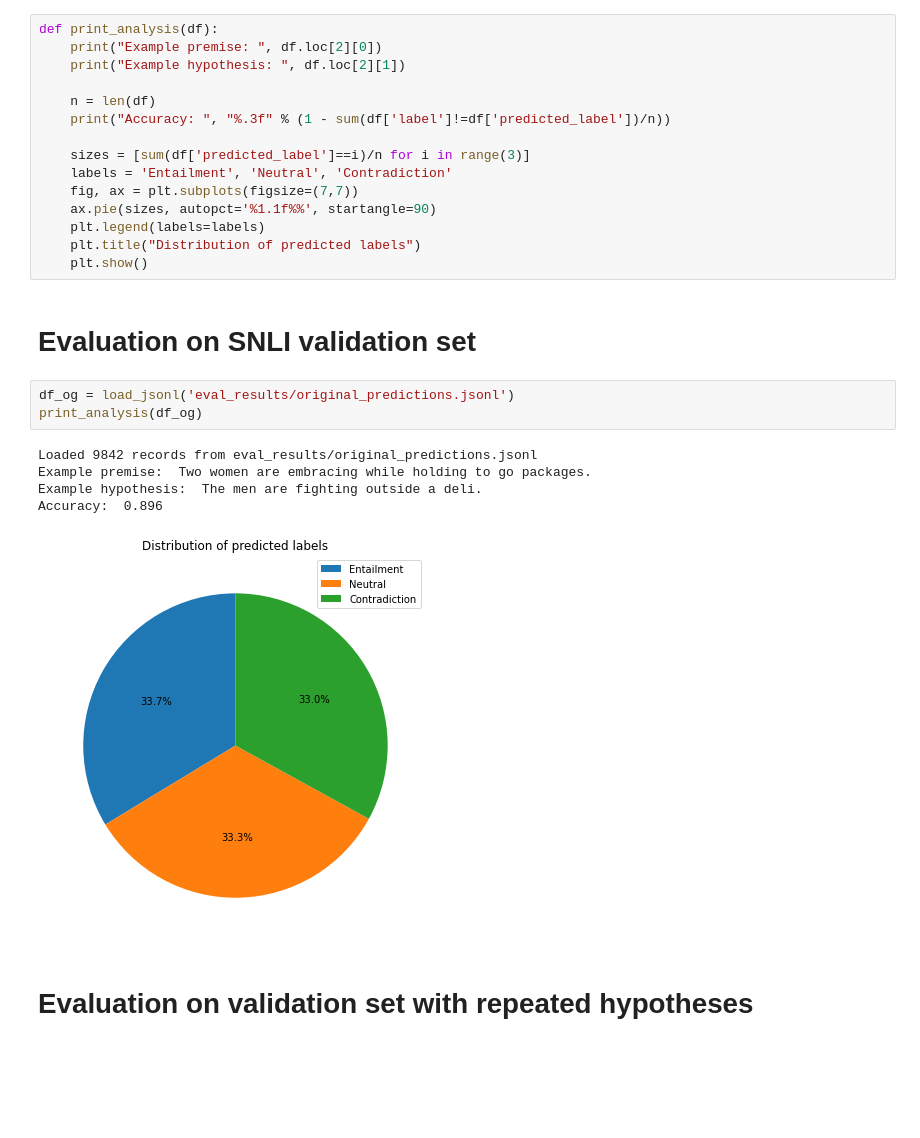
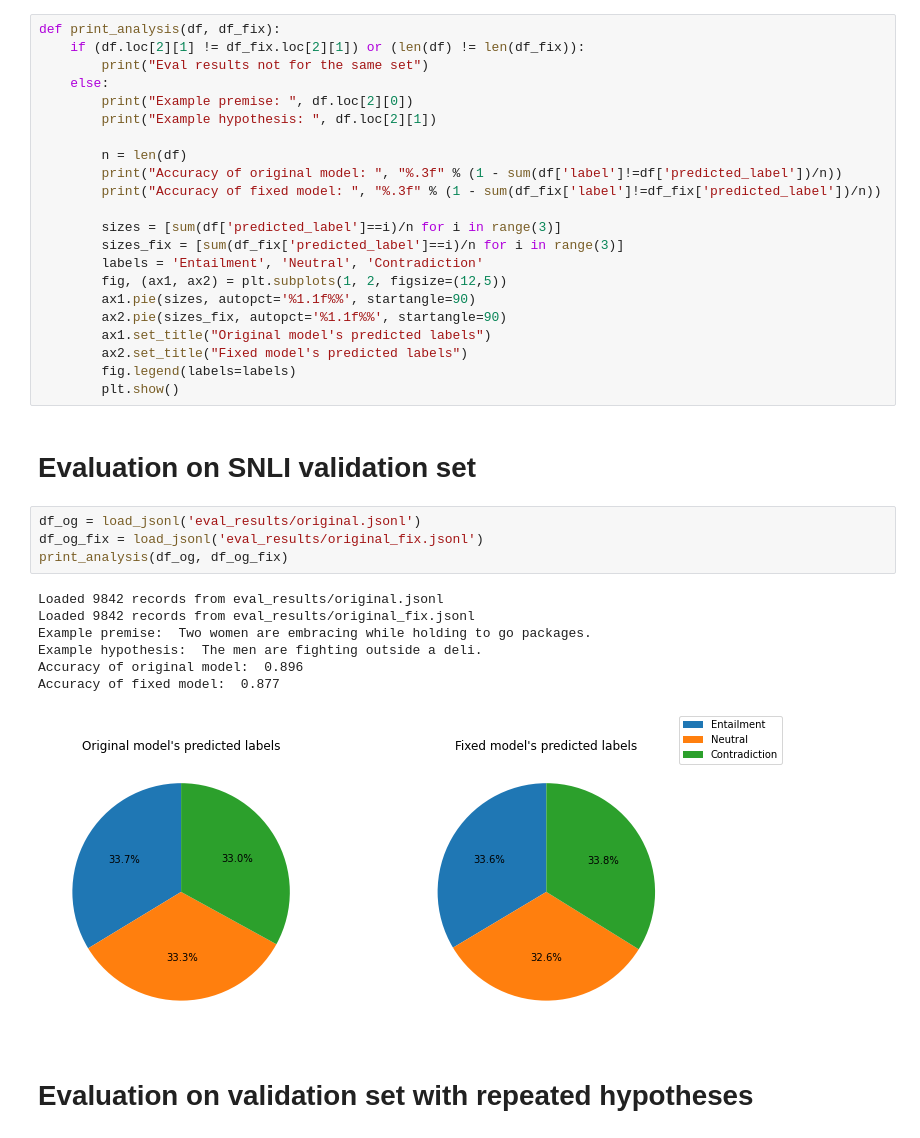
Before and after one commit to emc5ud/fp-dataset-artifacts, a Jupyter notebook: brian/brian-analysis.ipynb, the cells around one changed output. Cells and saved outputs as stored; diff of their text form; blank space fills up the shorter version.

Commit message:
updated analysis and datasets

```diff
--- a/brian/brian-analysis.ipynb
+++ b/brian/brian-analysis.ipynb
@@ -23,29 +40,39 @@ def load_jsonl(input_path) -> list:
 # %%
-def print_analysis(df):
-    print("Example premise: ", df.loc[2][0])
-    print("Example hypothesis: ", df.loc[2][1])
+def print_analysis(df, df_fix):
+    if (df.loc[2][1] != df_fix.loc[2][1]) or (len(df) != len(df_fix)):
+        print("Eval results not for the same set")
+    else:
+        print("Example premise: ", df.loc[2][0])
+        print("Example hypothesis: ", df.loc[2][1])
 
-    n = len(df)
-    print("Accuracy: ", "%.3f" % (1 - sum(df['label']!=df['predicted_label'])/n))
+        n = len(df)
+        print("Accuracy of original model: ", "%.3f" % (1 - sum(df['label']!=df['predicted_label'])/n))
+        print("Accuracy of fixed model: ", "%.3f" % (1 - sum(df_fix['label']!=df_fix['predicted_label'])/n))
 
-    sizes = [sum(df['predicted_label']==i)/n for i in range(3)]
-    labels = 'Entailment', 'Neutral', 'Contradiction'
-    fig, ax = plt.subplots(figsize=(7,7))
-    ax.pie(sizes, autopct='%1.1f%%', startangle=90)
-    plt.legend(labels=labels)
-    plt.title("Distribution of predicted labels")
-    plt.show()
+        sizes = [sum(df['predicted_label']==i)/n for i in range(3)]
+        sizes_fix = [sum(df_fix['predicted_label']==i)/n for i in range(3)]
+        labels = 'Entailment', 'Neutral', 'Contradiction'
+        fig, (ax1, ax2) = plt.subplots(1, 2, figsize=(12,5))
+        ax1.pie(sizes, autopct='%1.1f%%', startangle=90)
+        ax2.pie(sizes_fix, autopct='%1.1f%%', startangle=90)
+        ax1.set_title("Original model's predicted labels")
+        ax2.set_title("Fixed model's predicted labels")
+        fig.legend(labels=labels)
+        plt.show()
 # %% [markdown]
 # Evaluation on SNLI validation set
 # %%
-df_og = load_jsonl('eval_results/original_predictions.jsonl')
-print_analysis(df_og)
+df_og = load_jsonl('eval_results/original.jsonl')
+df_og_fix = load_jsonl('eval_results/original_fix.jsonl')
+print_analysis(df_og, df_og_fix)
 # %% [output]
-Loaded 9842 records from eval_results/original_predictions.jsonl
+Loaded 9842 records from eval_results/original.jsonl
+Loaded 9842 records from eval_results/original_fix.jsonl
 Example premise:  Two women are embracing while holding to go packages.
 Example hypothesis:  The men are fighting outside a deli.
-Accuracy:  0.896
+Accuracy of original model:  0.896
+Accuracy of fixed model:  0.877
-[figure, old version]
+[figure, new version]
 # %% [markdown]
 # Evaluation on validation set with repeated hypotheses
 # %% [markdown]
```
Also changed, not shown: parts of 13 cells of this notebook, 23 other files.
